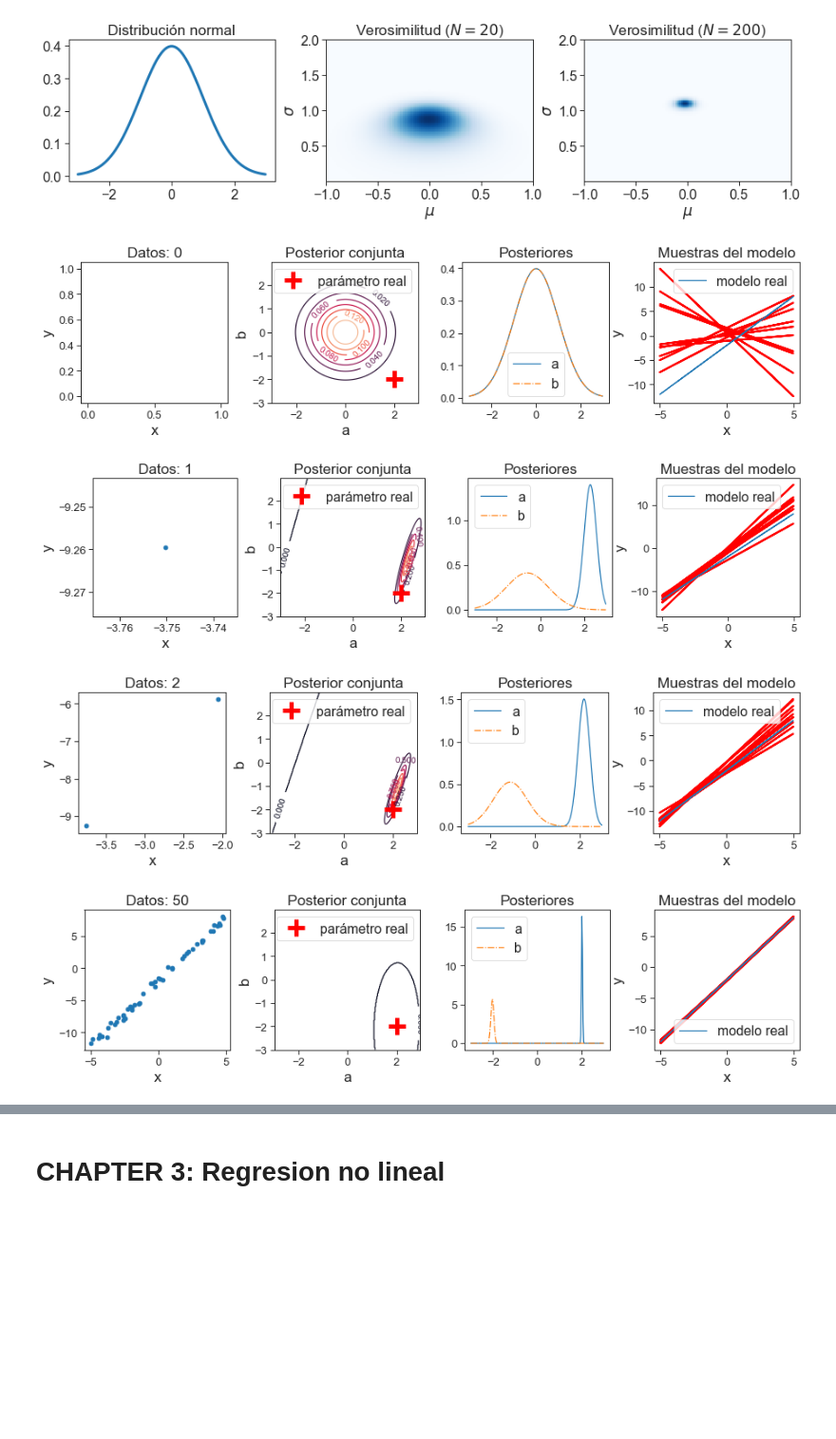
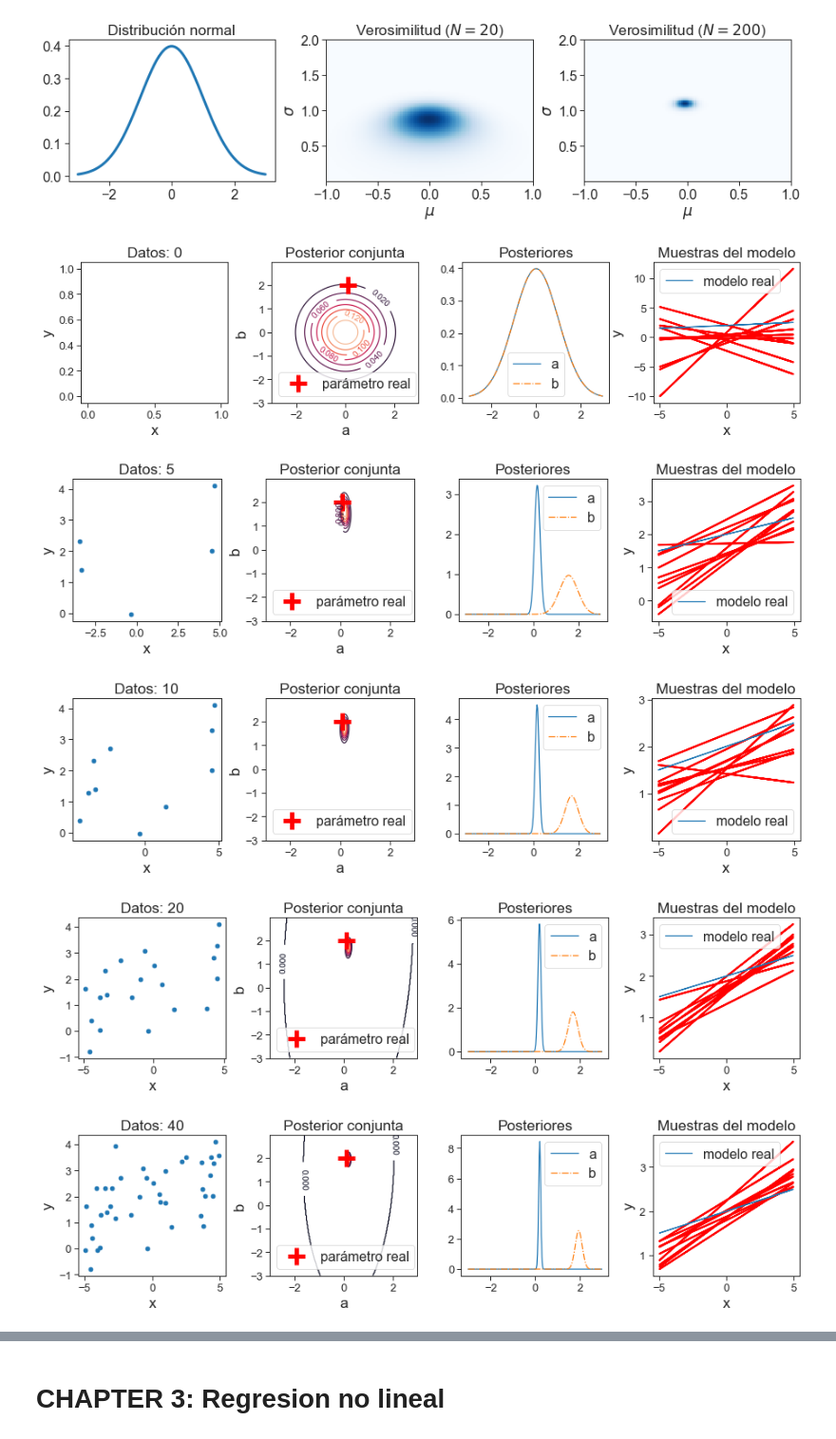
Before and after one commit to GAMES-UChile/Curso-Aprendizaje-de-Maquinas, a Jupyter notebook: Figuras.ipynb, the cells around one changed output, grey strips where cells are left out. Shown at 95% size. Saved outputs shown, nothing was run; the diff lists cells and outputs as text; code cells hidden in the pictures; blank space fills up the shorter version.

```diff
--- a/Figuras.ipynb
+++ b/Figuras.ipynb
@@ -56,7 +56,7 @@ plt.rcParams['figure.figsize'] = (figure_width, 4)
 out_path = 'img/'
 
 ###################################################
-savefigs = True
+savefigs = False
 ###################################################
 # %% [markdown]
 # Capítulo 2: Regresión lineal
@@ -362,9 +362,9 @@ n = 250 # number of observations
 x = np.random.uniform(-5, 5, n) # input data are drawn from a zero-mean unit variance normal pdf
 
 #cambiar los siguientes tres parámetros para generar distintos ejemplos
-a = 2 # slope parameter
-b = -2 # offset parameter
-sigma = 0.5
+a = 0.1 # slope parameter
+b = 2 # offset parameter
+sigma = 1
 y = a*x + b + np.random.normal(0, sigma, n) # observations follow a linear Gaussian model
 
 
@@ -387,7 +387,7 @@ posW = np.dstack((W1, W2))
 
 
 
-for i in [0,1,2,50]:
+for i in [0,5,10, 20, 40, 80, 140, 200]:
     #compute statistics w y V
     invV0 = np.linalg.inv(V0)
     x_tilde=np.vstack((x[:i],np.ones(i)))
@@ -406,34 +406,35 @@ for i in [0,1,2,50]:
 
     # distribución conjunta
     axarr[1].set_title('Posterior conjunta')
     axarr[1].plot(a, b, 'r+' ,mew=5,ms=20, label = 'parámetro real')
     axarr[1].set_xlabel('a')
     axarr[1].set_ylabel('b')
     axarr[1].legend()
     Z1 = sstats.multivariate_normal(w, V)
     CS = axarr[1].contour(W1, W2, Z1.pdf(posW))
     plt.clabel(CS, inline=1, fontsize=10)
 
     #distribución marginal a y b
     axarr[2].set_title('Posteriores')
     Z2 = sstats.multivariate_normal.pdf(w1_plot, mean=w[0],  cov=V[0,0])
     CS = axarr[2].plot(w1_plot, Z2, linestyle = '-',  label = 'a')
     Z3 = sstats.multivariate_normal.pdf(w1_plot, mean=w[1],  cov=V[1,1])
     CS = axarr[2].plot(w1_plot, Z3, linestyle = 'dashdot', label = 'b')
     axarr[2].legend()
 
     #muestras del modelo
     axarr[3].set_title('Muestras del modelo')
     for j in range(0, 10):
         w_sample =np.random.multivariate_normal(w, V)
         CS = axarr[3].plot(x,w_sample[0]*x + w_sample[1, np.newaxis], 'r',lw=2)
     axarr[3].plot(x, a*x+b,label='modelo real')
     axarr[3].set_xlabel('x')
     axarr[3].set_ylabel('y')
     axarr[3].legend()
     if savefigs: plt.savefig(out_path + prefix + f'bayesian_lin_reg_{i}.pdf', bbox_inches='tight')
 # %% [output]
-[figure, old version]
+[figure, new version]
-[figure, old version]
+[figure, new version]
-[figure, old version]
+[figure, new version]
-[figure, old version]
+[figure, new version]
+[figure, added]
```
Also changed, not shown: parts of 3 cells of this notebook, 4 other files.
